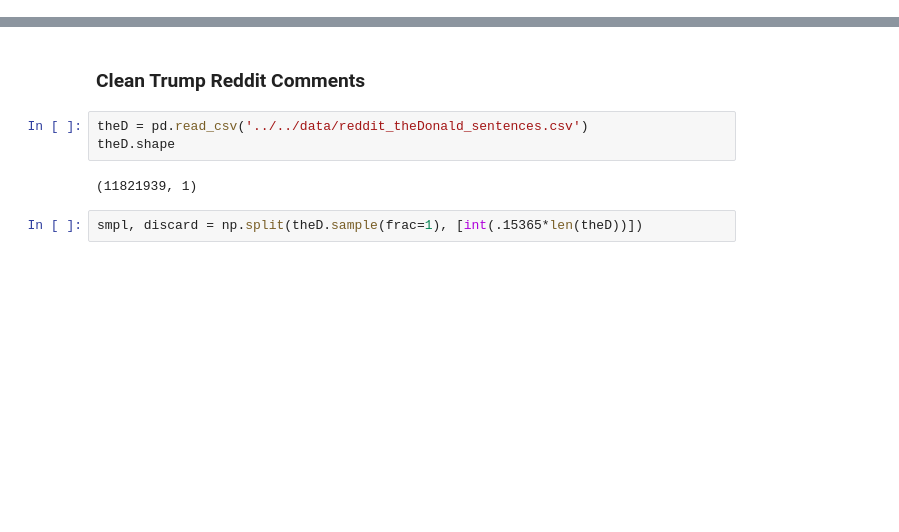
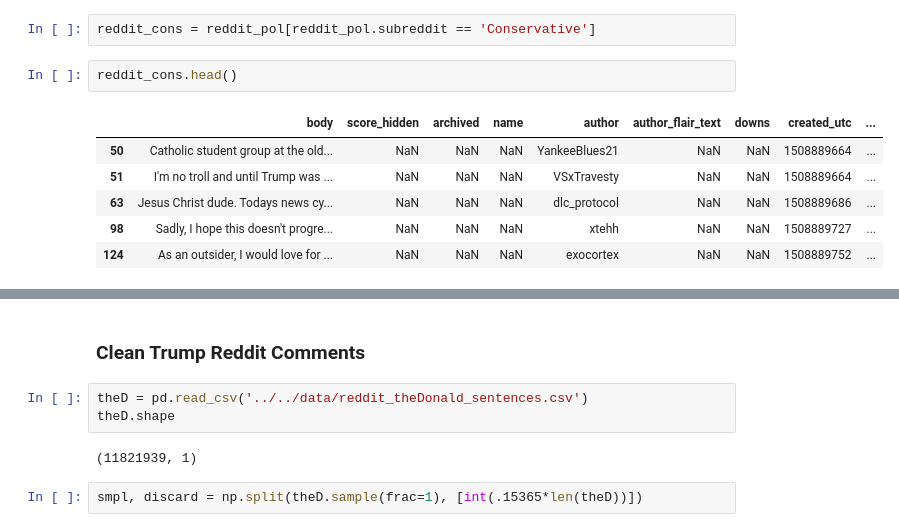
Before and after one commit to mafiakittens/Parlancr, a Jupyter notebook: data_pipeline/data_cleaning_v1.ipynb, the cells around one changed output, grey strips where cells are left out. Saved outputs shown, nothing was run; the diff lists cells and outputs as text; blank space fills up the shorter version.

```diff
--- a/data_pipeline/data_cleaning_v1.ipynb
+++ b/data_pipeline/data_cleaning_v1.ipynb
@@ -178,0 +425,11 @@ def model_diagnostics(model, data, labels, target_names, random=False, test_size
+# %%
+reddit_cons = reddit_pol[reddit_pol.subreddit == 'Conservative']
+# %%
+reddit_cons.head()
+# %% [output]
+|  | body | score_hidden | archived | name | author | author_flair_text | downs | created_utc | ... |
+| 50 | Catholic student group at the old... | NaN | NaN | NaN | YankeeBlues21 | NaN | NaN | 1508889664 | ... |
+| 51 | I'm no troll and until Trump was ... | NaN | NaN | NaN | VSxTravesty | NaN | NaN | 1508889664 | ... |
+| 63 | Jesus Christ dude. Todays news cy... | NaN | NaN | NaN | dlc_protocol | NaN | NaN | 1508889686 | ... |
+| 98 | Sadly, I hope this doesn't progre... | NaN | NaN | NaN | xtehh | NaN | NaN | 1508889727 | ... |
+| 124 | As an outsider, I would love for ... | NaN | NaN | NaN | exocortex | NaN | NaN | 1508889752 | ... |
```
Also changed, not shown: parts of 124 cells of this notebook, 1 other file.
